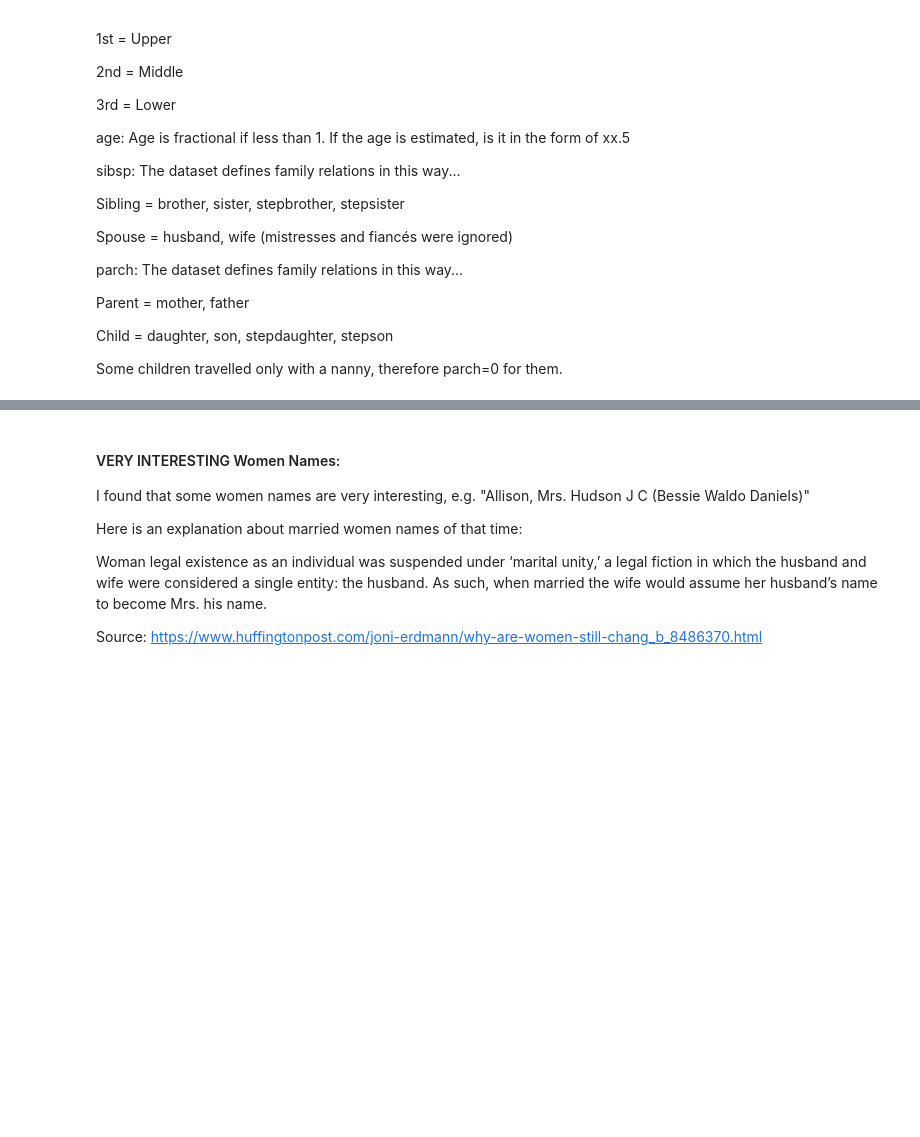
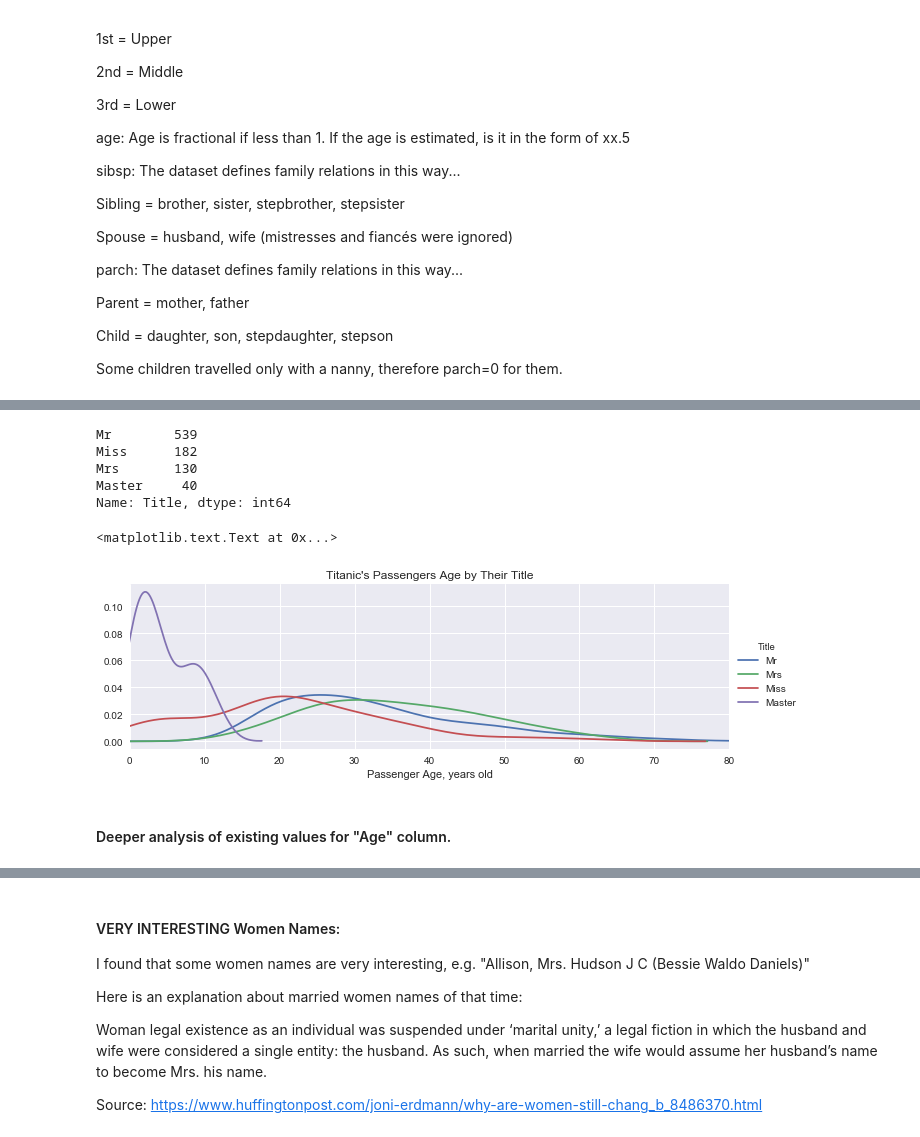
Before and after one commit to YuliyaKoldayeva/Titanic_data_analysis, a Jupyter notebook: Titanic_Final_Project_IPND_by_Yuliya.ipynb, the cells around one changed output, grey strips where cells are left out. Saved outputs shown, nothing was run; the diff lists cells and outputs as text; code cells hidden in the pictures; blank space fills up the shorter version.

```diff
--- a/Titanic_Final_Project_IPND_by_Yuliya.ipynb
+++ b/Titanic_Final_Project_IPND_by_Yuliya.ipynb
@@ -162,0 +222,21 @@ titanic_original_dataframe.head() # Print the head of the original data to see w
+# %%
+def titles(column_name):
+    """
+
+    This function has a column of names as an input, it has no return, but it prints some
+    special titles that are different from the four main titles (Master, Mister, Mrs, Miss)
+
+    """
+    for row_in_name in column_name:
+
+        name = str(row_in_name)
+        if ", Miss. " in name:
+            pass
+        elif ", Master. " in name:
+            pass
+        elif ", Mrs. " in name:
+            pass
+        elif ", Mr. " in name:
+            pass
+        else:
+            print(row_in_name)  # to show the titles other than above mentioned
@@ -162,0 +322,5 @@ titanic_original_dataframe.head() # Print the head of the original data to see w
+# %%
+titanic_dataframe["Title"] = pd.DataFrame(title_from_name(titanic_dataframe["Name"]))
+# creats a new column of titles
+titanic_dataframe[["Title","Name"]].head()
+# to check if it works as expected
@@ -162,0 +334,22 @@ titanic_original_dataframe.head() # Print the head of the original data to see w
+# %%
+titanic_dataframe["Title"].value_counts()
+# value counts of all titles
+# %% [output]
+Mr        539
+Miss      182
+Mrs       130
+Master     40
+Name: Title, dtype: int64
+# %%
+# Shows the relation between the title and the age distribuition for Titanic's passengers
+graph_age_title=sns.FacetGrid(titanic_dataframe,hue='Title', aspect=3)
+graph_age_title.map(sns.kdeplot,'Age')
+graph_age_title.add_legend()
+graph_age_title.set(xlim=(0,80)) # 0 is for the minimal age and 80 is for the maximum age of passengers
+plt.xlabel("Passenger Age, years old")
+plt.title("Titanic's Passengers Age by Their Title")
+# %% [output]
+<matplotlib.text.Text at 0x...>
+[figure, added]
+# %% [markdown]
+#### Deeper analysis of existing values for "Age" column.
```
Also changed, not shown: parts of 167 cells of this notebook, 1 other file.
